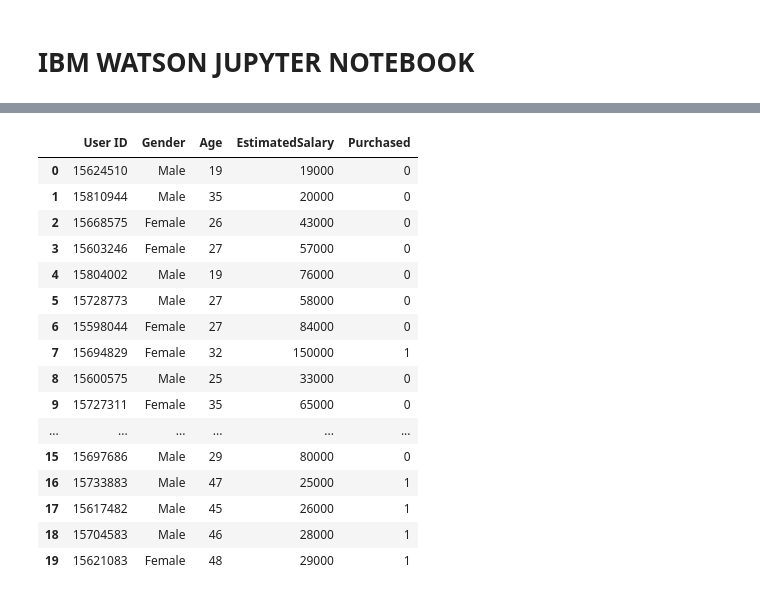
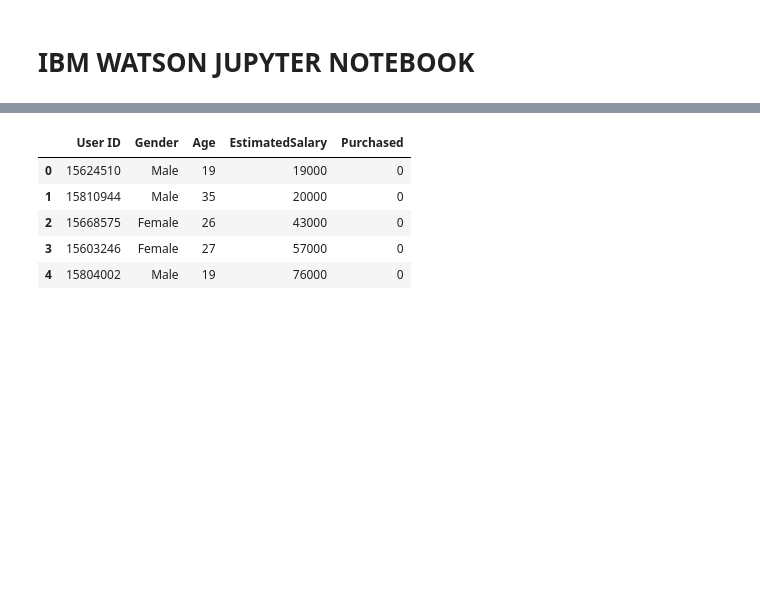
Before and after one commit to Arkaprabha1012/Datascience, a Jupyter notebook: Data science works.ipynb, the cells around one changed output, grey strips where cells are left out. Cells and saved outputs as stored; diff of their text form; code cells hidden in the pictures; blank space fills up the shorter version.

```diff
--- a/Data science works.ipynb
+++ b/Data science works.ipynb
@@ -3,42 +193,15 @@
 # %%
-
-import types
-import pandas as pd
-from botocore.client import Config
-import ibm_boto3
-
-def __iter__(self): return 0
-
-# @hidden_cell
-# The following code accesses a file in your IBM Cloud Object Storage. It includes your credentials.
-# You might want to remove those credentials before you share the notebook.
-client_f27aa397d2f540dba103ff3d924b337f = ibm_boto3.client(service_name='s3',
-    ibm_api_key_id='xrxMkkqMC1cehQ3qzJUHdKfyw9LE4DkblJ2ps8tJHugF',
-    ibm_auth_endpoint="https://iam.cloud.ibm.com/oidc/token",
-    config=Config(signature_version='oauth'),
-    endpoint_url='https://s3-api.us-geo.objectstorage.service.networklayer.com')
 
 body = client_f27aa397d2f540dba103ff3d924b337f.get_object(Bucket='datasciencdibm-donotdelete-pr-xumhboof88saue',Key='Social_Network_Ads.csv')['Body']
 # add missing __iter__ method, so pandas accepts body as file-like object
 if not hasattr(body, "__iter__"): body.__iter__ = types.MethodType( __iter__, body )
 
-dataset= pd.read_csv(body)
-dataset.head(20)
+df_data_2 = pd.read_csv(body)
+df_data_2.head()
 # %% [output]
 |  | User ID | Gender | Age | EstimatedSalary | Purchased |
 | 0 | 15624510 | Male | 19 | 19000 | 0 |
 | 1 | 15810944 | Male | 35 | 20000 | 0 |
 | 2 | 15668575 | Female | 26 | 43000 | 0 |
 | 3 | 15603246 | Female | 27 | 57000 | 0 |
 | 4 | 15804002 | Male | 19 | 76000 | 0 |
-| 5 | 15728773 | Male | 27 | 58000 | 0 |
-| 6 | 15598044 | Female | 27 | 84000 | 0 |
-| 7 | 15694829 | Female | 32 | 150000 | 1 |
-| 8 | 15600575 | Male | 25 | 33000 | 0 |
-| 9 | 15727311 | Female | 35 | 65000 | 0 |
-| ... | ... | ... | ... | ... | ... |
-| 15 | 15697686 | Male | 29 | 80000 | 0 |
-| 16 | 15733883 | Male | 47 | 25000 | 1 |
-| 17 | 15617482 | Male | 45 | 26000 | 1 |
-| 18 | 15704583 | Male | 46 | 28000 | 1 |
-| 19 | 15621083 | Female | 48 | 29000 | 1 |
```
Also changed, not shown: parts of 16 cells of this notebook.
